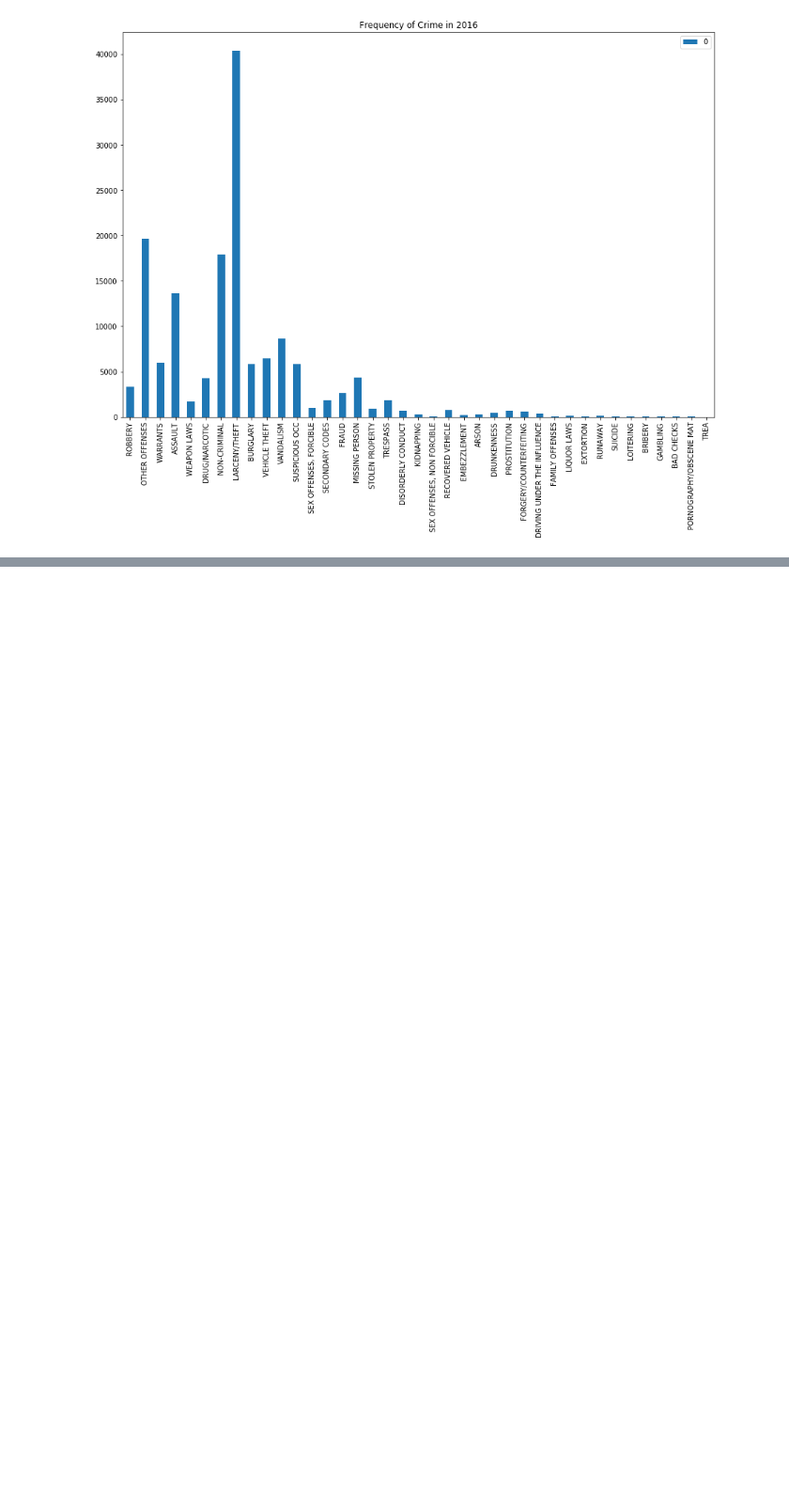
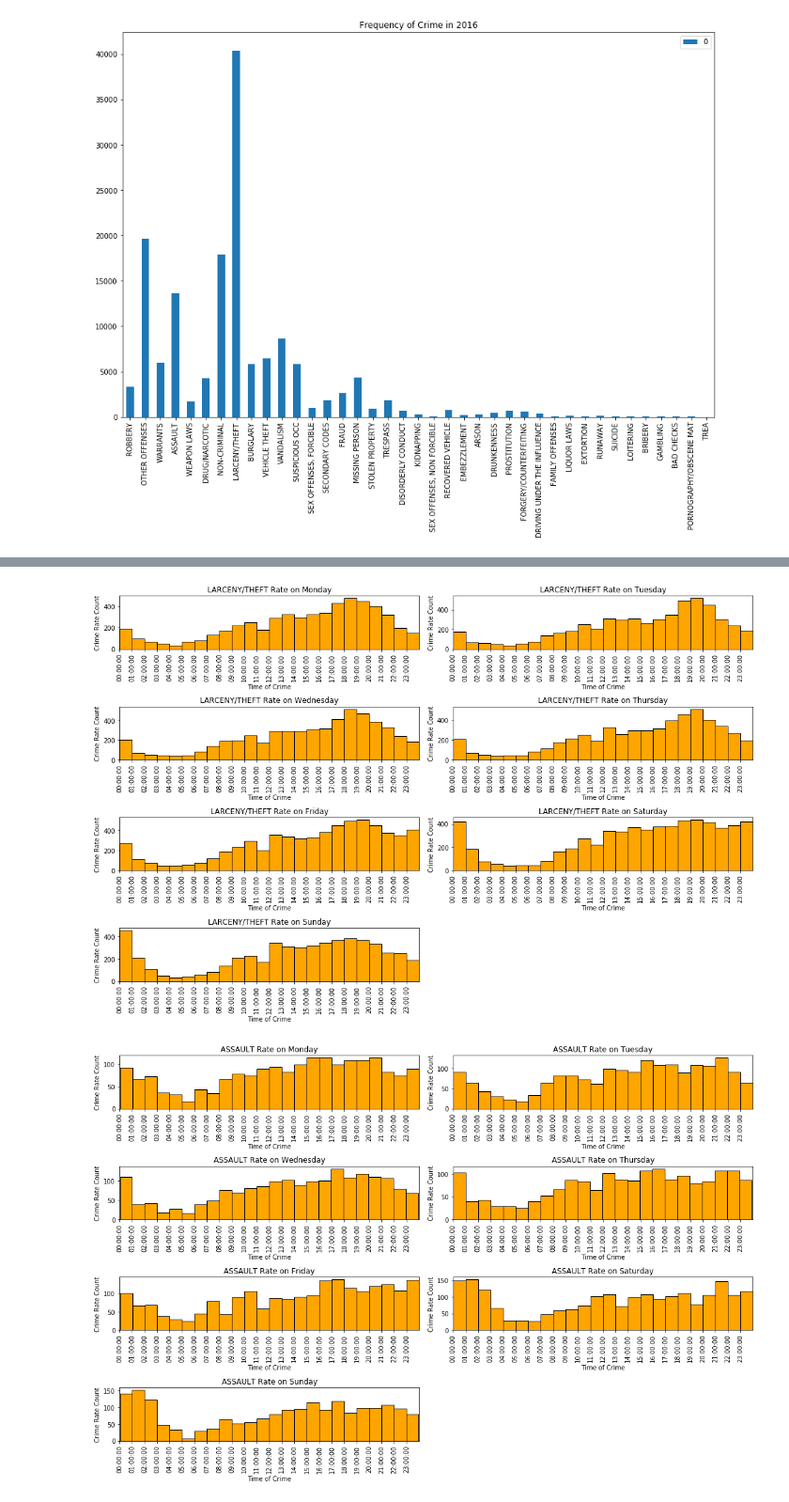
Before and after one commit to NathanNguyen345/DataScience_Capstone1, a Jupyter notebook: ExploratoryData/SF_Crime_Rate.ipynb, the cells around one changed output, grey strips where cells are left out. Shown at 94% size. Drawn from its saved outputs; the diff is of its cells as text; code cells hidden in the pictures; blank space fills up the shorter version.

```diff
--- a/ExploratoryData/SF_Crime_Rate.ipynb
+++ b/ExploratoryData/SF_Crime_Rate.ipynb
@@ -254,0 +253,13 @@ sf_date.index = date_format
+# %%
+def boolean_filter_col(dataset, target_name, col_name):
+    """
+        This function function uses boolean operations to extract the data you're trying to target
+        Param: dataset     : DataFrame
+               target_name : Str target
+               col_name    : Dataframe series
+        Return: Dataframe
+    """
+    target_filter = (dataset.loc[:, col_name] == target_name)
+    temp_df = dataset[target_filter]
+
+    return temp_df
@@ -317,0 +348,21 @@ df.plot(kind='bar', title='Frequency of Crime in 2016')
+# %%
+# Create target list
+crime_list = ['LARCENY/THEFT', 'ASSAULT', 'VANDALISM', 'VEHICLE THEFT', 'BURGLARY']
+
+# Create a df with a crime catergory column
+crime_df = sf_data_2016[['DayOfWeek', 'Time', 'Category']]
+
+# Create a catergorical list from day_list
+crime_df['cat_days'] = pd.Categorical(crime_df['DayOfWeek'], categories=days_list, ordered=True)
+
+# Sort your catergorical into a new data frame
+crime_df = crime_df.sort_values('cat_days')
+
+# day_hist(temp_df, crime_list, 'Category')
+
+for x in range(len(crime_list)):
+    temp_df = boolean_filter_col(crime_df, crime_list[x], 'Category')
+    day_hist(temp_df, days_list, 'DayOfWeek', crime_list[x])
+# %% [output]
+[figure, added]
+[figure, added]
```
Also changed, not shown: parts of 16 cells of this notebook.
